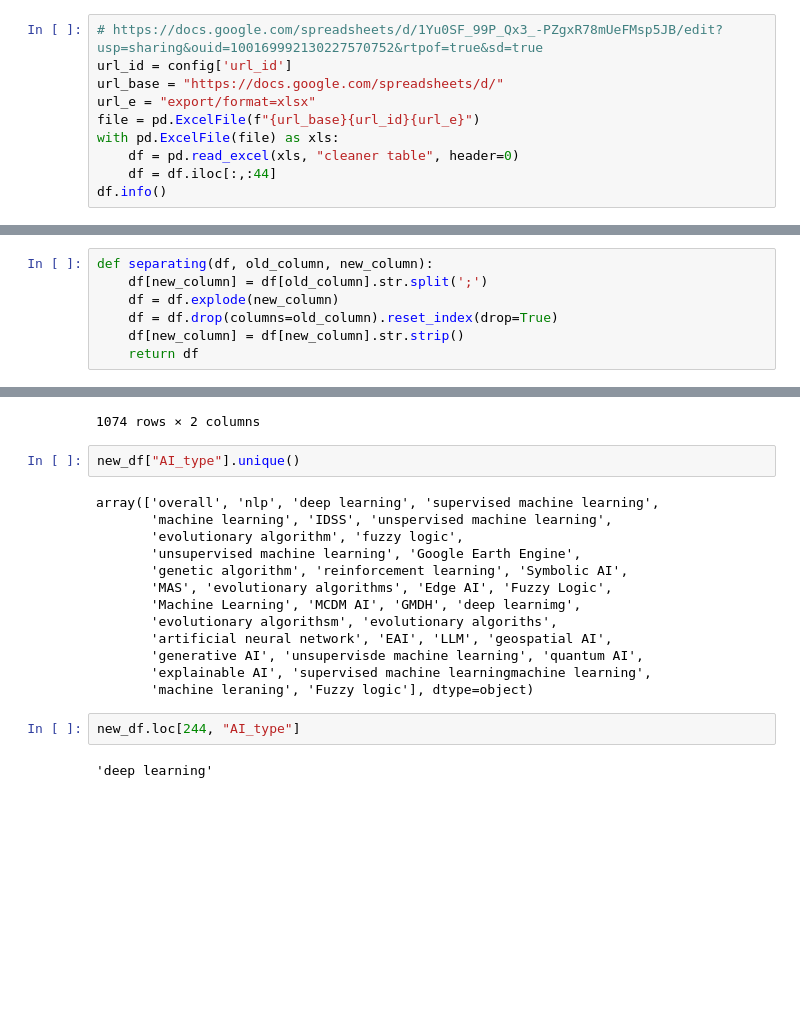
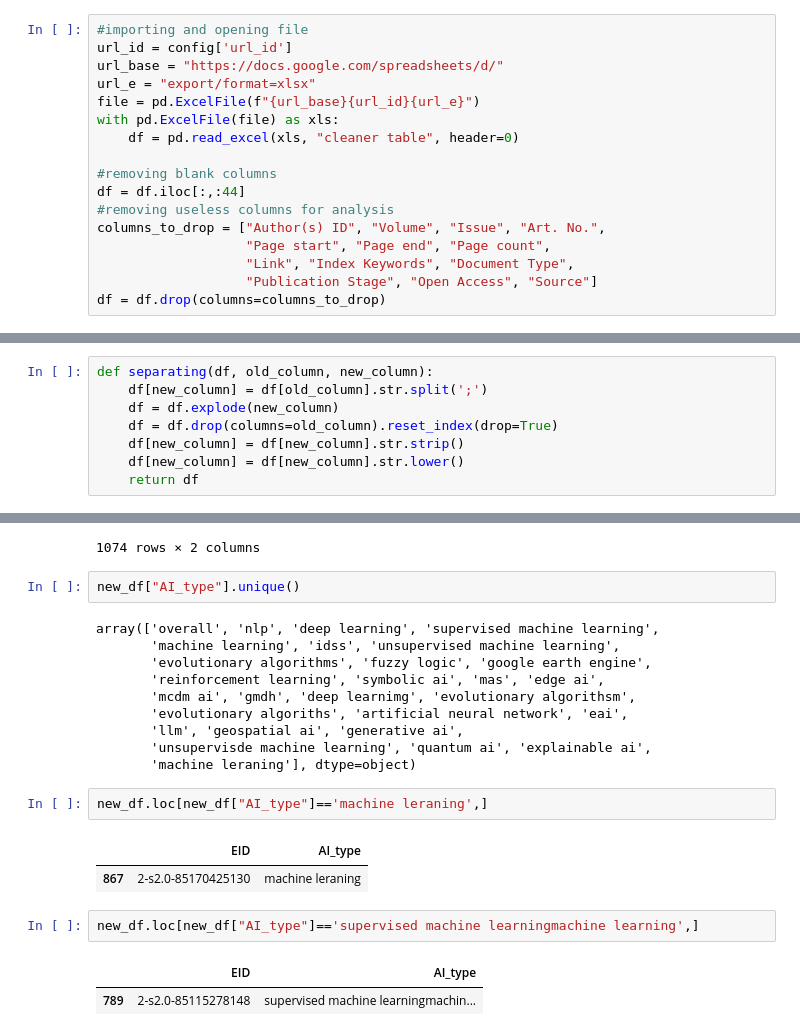
Before and after one commit to datagus/review_eda, a Jupyter notebook: analysis.ipynb, the cells around one changed output, grey strips where cells are left out. Saved outputs shown, nothing was run; the diff lists cells and outputs as text; blank space fills up the shorter version.

```diff
--- a/analysis.ipynb
+++ b/analysis.ipynb
@@ -9,12 +9,19 @@ con_file.close()
 # %% [markdown]
 ## Importing excel sheet from Google Drive
 # %%
-# https://docs.google.com/spreadsheets/d/1Yu0SF_99P_Qx3_-PZgxR78mUeFMsp5JB/edit?usp=sharing&ouid=100169992130227570752&rtpof=true&sd=true
+#importing and opening file
 url_id = config['url_id']
 url_base = "https://docs.google.com/spreadsheets/d/"
 url_e = "export/format=xlsx"
 file = pd.ExcelFile(f"{url_base}{url_id}{url_e}")
 with pd.ExcelFile(file) as xls:
     df = pd.read_excel(xls, "cleaner table", header=0)
-    df = df.iloc[:,:44]
-df.info()
+
+#removing blank columns
+df = df.iloc[:,:44]
+#removing useless columns for analysis
+columns_to_drop = ["Author(s) ID", "Volume", "Issue", "Art. No.",
+                   "Page start", "Page end", "Page count",
+                   "Link", "Index Keywords", "Document Type",
+                   "Publication Stage", "Open Access", "Source"]
+df = df.drop(columns=columns_to_drop)
@@ -101,6 +106,7 @@ def separating(df, old_column, new_column):
     df = df.explode(new_column)
     df = df.drop(columns=old_column).reset_index(drop=True)
     df[new_column] = df[new_column].str.strip()
+    df[new_column] = df[new_column].str.lower()
     return df
 # %%
 df_ai = df.loc[:, ["EID", "Type of AI"]]
@@ -125,18 +131,21 @@ new_df
 new_df["AI_type"].unique()
 # %% [output]
 array(['overall', 'nlp', 'deep learning', 'supervised machine learning',
-       'machine learning', 'IDSS', 'unspervised machine learning',
-       'evolutionary algorithm', 'fuzzy logic',
-       'unsupervised machine learning', 'Google Earth Engine',
-       'genetic algorithm', 'reinforcement learning', 'Symbolic AI',
-       'MAS', 'evolutionary algorithms', 'Edge AI', 'Fuzzy Logic',
-       'Machine Learning', 'MCDM AI', 'GMDH', 'deep learnimg',
-       'evolutionary algorithsm', 'evolutionary algoriths',
-       'artificial neural network', 'EAI', 'LLM', 'geospatial AI',
-       'generative AI', 'unsupervisde machine learning', 'quantum AI',
-       'explainable AI', 'supervised machine learningmachine learning',
-       'machine leraning', 'Fuzzy logic'], dtype=object)
+       'machine learning', 'idss', 'unsupervised machine learning',
+       'evolutionary algorithms', 'fuzzy logic', 'google earth engine',
+       'reinforcement learning', 'symbolic ai', 'mas', 'edge ai',
+       'mcdm ai', 'gmdh', 'deep learnimg', 'evolutionary algorithsm',
+       'evolutionary algoriths', 'artificial neural network', 'eai',
+       'llm', 'geospatial ai', 'generative ai',
+       'unsupervisde machine learning', 'quantum ai', 'explainable ai',
+       'machine leraning'], dtype=object)
+# %%
+new_df.loc[new_df["AI_type"]=='machine leraning',]
+# %% [output]
+|  | EID | AI_type |
+| 867 | 2-s2.0-85170425130 | machine leraning |
 # %%
-new_df.loc[244, "AI_type"]
+new_df.loc[new_df["AI_type"]=='supervised machine learningmachine learning',]
 # %% [output]
-'deep learning'
+|  | EID | AI_type |
+| 789 | 2-s2.0-85115278148 | supervised machine learningmachin... |
```
Also changed, not shown: parts of 4 cells of this notebook.
